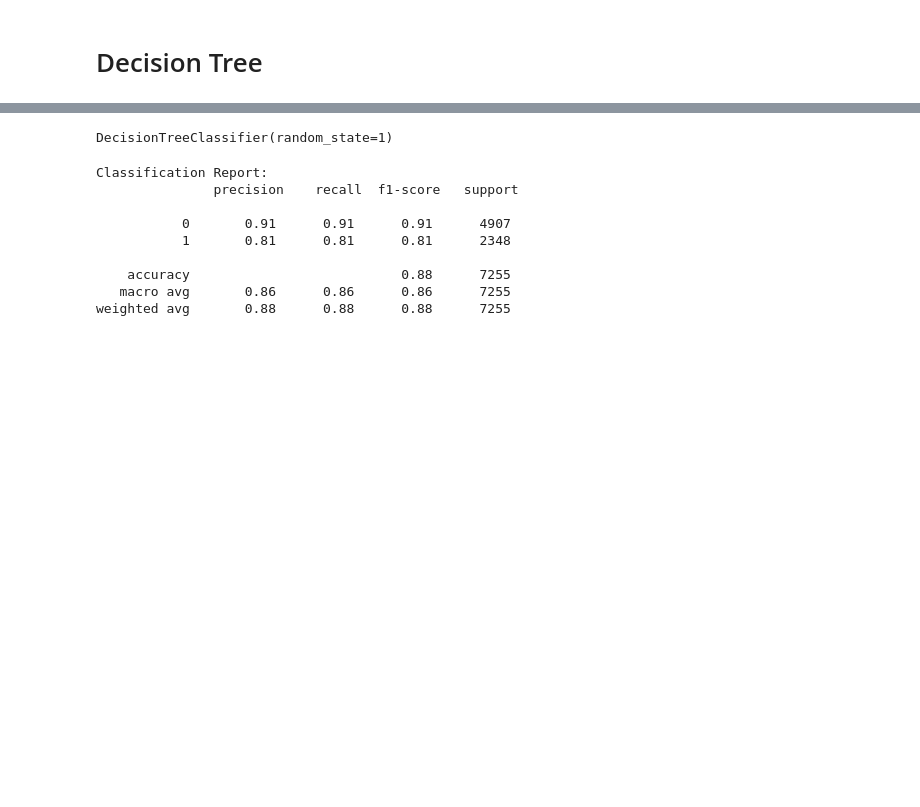
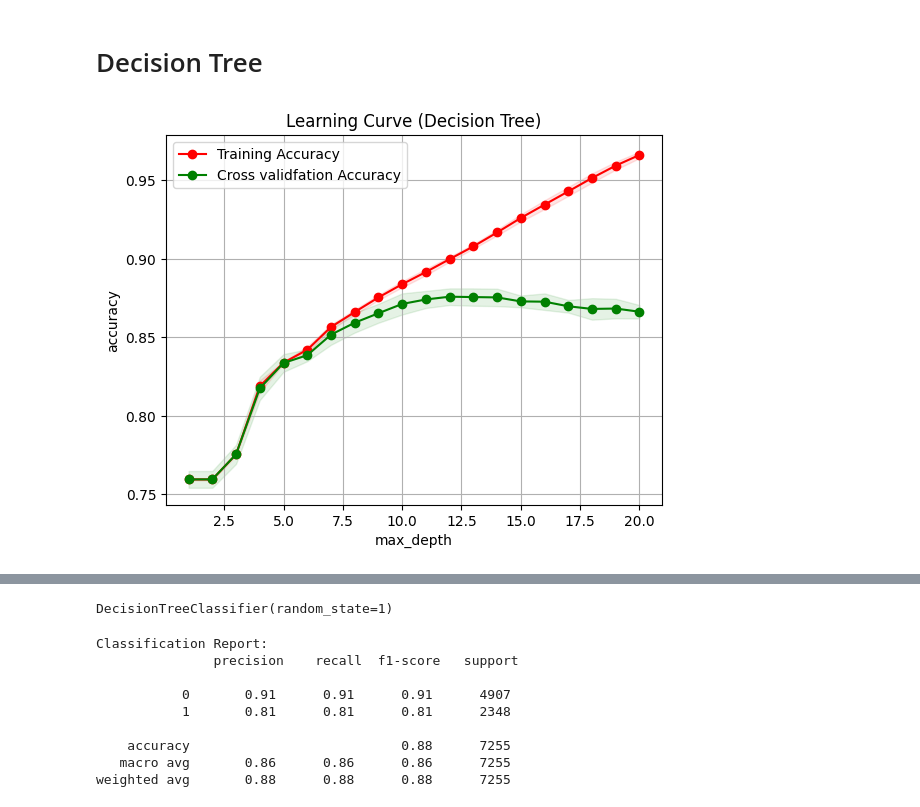
Before and after one commit to naralakamsani/supervised_learning, a Jupyter notebook: reservation_retention.ipynb, the cells around one changed output, grey strips where cells are left out. Cells and saved outputs as stored; diff of their text form; code cells hidden in the pictures; blank space fills up the shorter version.

```diff
--- a/reservation_retention.ipynb
+++ b/reservation_retention.ipynb
@@ -116,0 +137,23 @@ x_train.head()
+# %%
+def plot_validation_curve(estimator, title, x, y, param_name, param_range, cv=10, n_jobs=-1, scoring="accuracy"):
+    plt.figure()
+    plt.title(title)
+
+    plt.xlabel(param_name)
+    plt.ylabel("accuracy")
+    train_scores, test_scores = validation_curve(estimator, x, y, scoring=scoring, cv=cv, n_jobs=n_jobs,param_name=param_name, param_range=param_range)
+
+    train_scores_mean = np.mean(train_scores, axis=1)
+    train_scores_std = np.std(train_scores, axis=1)
+    test_scores_mean = np.mean(test_scores, axis=1)
+    test_scores_std = np.std(test_scores, axis=1)
+    plt.grid()
+
+    plt.fill_between(param_range, train_scores_mean - train_scores_std, train_scores_mean + train_scores_std, alpha=0.1, color="r")
+    plt.fill_between(param_range, test_scores_mean - test_scores_std, test_scores_mean + test_scores_std, alpha=0.1, color="g")
+
+    plt.plot(param_range, train_scores_mean, 'o-', color="r", label="Training Accuracy")
+    plt.plot(param_range, test_scores_mean, 'o-', color="g", label="Cross validfation Accuracy")
+
+    plt.legend(loc="best")
+    return plt
@@ -117,2 +193,7 @@ x_train.head()
 # %% [markdown]
 # Decision Tree
+# %%
+plot_validation_curve(DecisionTreeClassifier(random_state=1), "Learning Curve (Decision Tree)", x_train, y_train, param_range=np.arange(1, 21), param_name="max_depth")
+plt.show()
+# %% [output]
+[figure, added]
```
Also changed, not shown: parts of 20 cells of this notebook.
